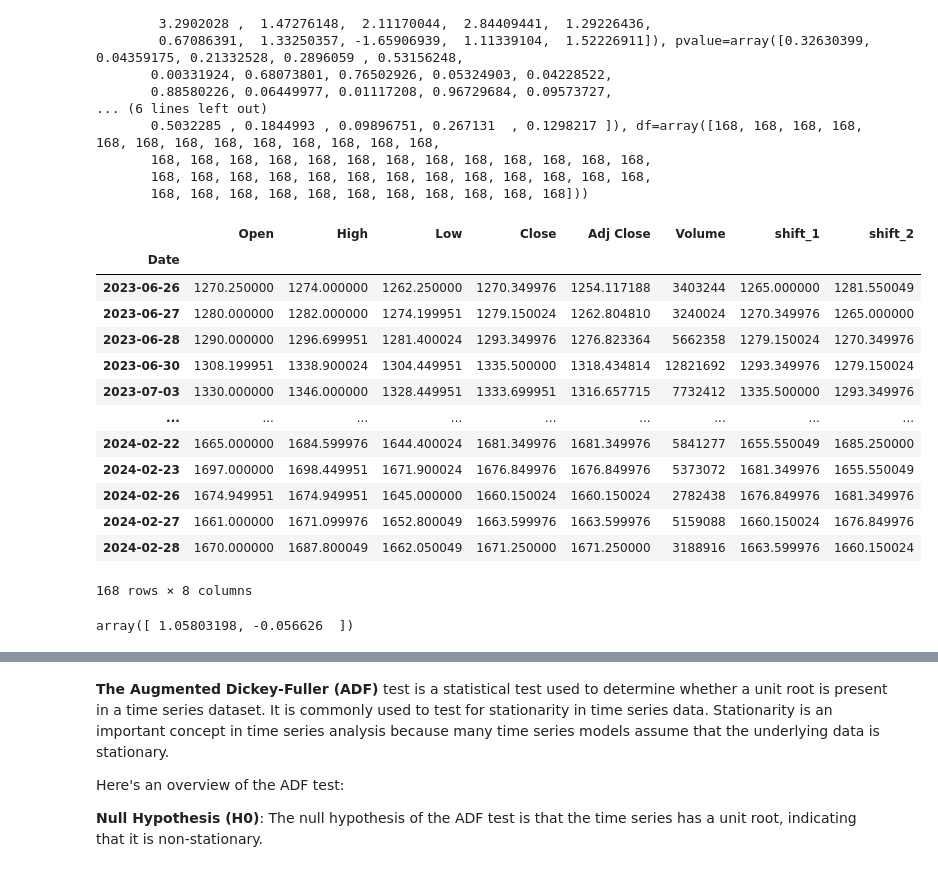
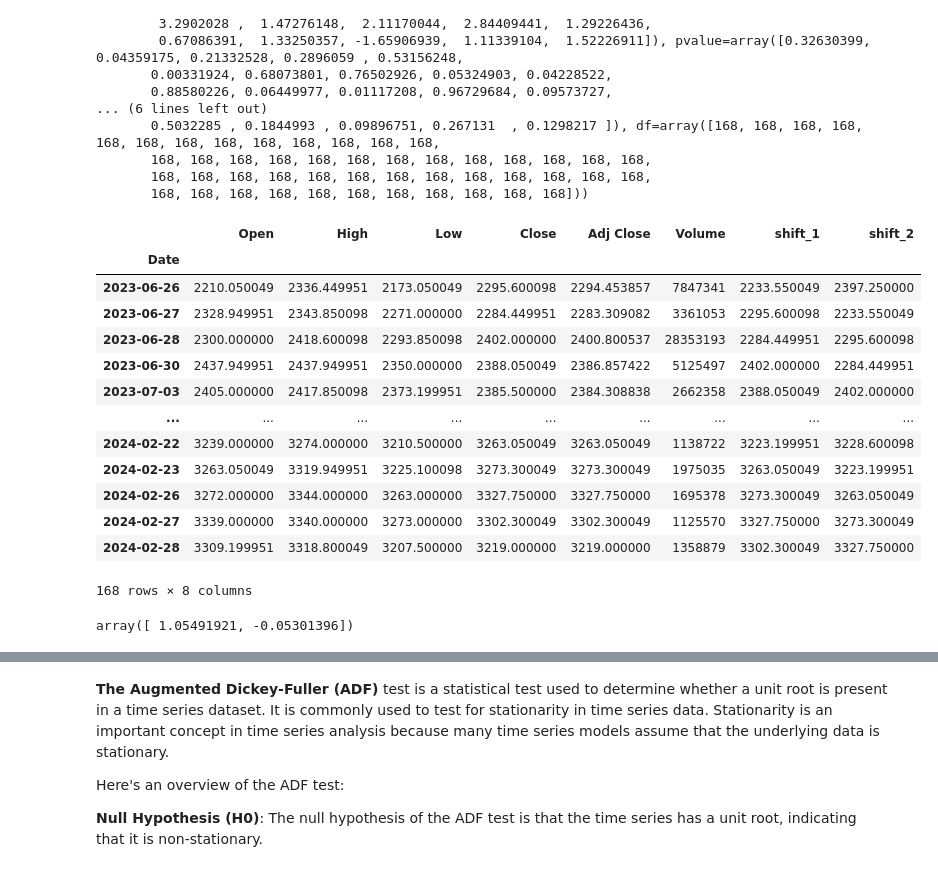
Before and after one commit to Ayush-sacri/Stock-Analysis, a Jupyter notebook: Stock-Analysis.ipynb, the cells around one changed output, grey strips where cells are left out. Cells and saved outputs as stored; diff of their text form; code cells hidden in the pictures.

```diff
--- a/Stock-Analysis.ipynb
+++ b/Stock-Analysis.ipynb
@@ -323,32 +324,32 @@ TtestResult(statistic=array([ 0.98446216,  2.03334045,  1.24921194, -1.06234036,
        168, 168, 168, 168, 168, 168, 168, 168, 168, 168, 168, 168, 168,
        168, 168, 168, 168, 168, 168, 168, 168, 168, 168, 168]))
 # %%
-obj=download_symb('infy')
+obj=download_symb('ADANIENT')
 new_data=obj.symb()
 new_data['shift_1']=new_data.Close.shift(1)
 new_data['shift_2']=new_data.Close.shift(2)
 new_data.dropna(inplace=True)
 new_data
 # %% [output]
 |  | Open | High | Low | Close | Adj Close | Volume | shift_1 | shift_2 |
 | Date |  |  |  |  |  |  |  |  |
-| 2023-06-26 | 1270.250000 | 1274.000000 | 1262.250000 | 1270.349976 | 1254.117188 | 3403244 | 1265.000000 | 1281.550049 |
-| 2023-06-27 | 1280.000000 | 1282.000000 | 1274.199951 | 1279.150024 | 1262.804810 | 3240024 | 1270.349976 | 1265.000000 |
-| 2023-06-28 | 1290.000000 | 1296.699951 | 1281.400024 | 1293.349976 | 1276.823364 | 5662358 | 1279.150024 | 1270.349976 |
-| 2023-06-30 | 1308.199951 | 1338.900024 | 1304.449951 | 1335.500000 | 1318.434814 | 12821692 | 1293.349976 | 1279.150024 |
-| 2023-07-03 | 1330.000000 | 1346.000000 | 1328.449951 | 1333.699951 | 1316.657715 | 7732412 | 1335.500000 | 1293.349976 |
+| 2023-06-26 | 2210.050049 | 2336.449951 | 2173.050049 | 2295.600098 | 2294.453857 | 7847341 | 2233.550049 | 2397.250000 |
+| 2023-06-27 | 2328.949951 | 2343.850098 | 2271.000000 | 2284.449951 | 2283.309082 | 3361053 | 2295.600098 | 2233.550049 |
+| 2023-06-28 | 2300.000000 | 2418.600098 | 2293.850098 | 2402.000000 | 2400.800537 | 28353193 | 2284.449951 | 2295.600098 |
+| 2023-06-30 | 2437.949951 | 2437.949951 | 2350.000000 | 2388.050049 | 2386.857422 | 5125497 | 2402.000000 | 2284.449951 |
+| 2023-07-03 | 2405.000000 | 2417.850098 | 2373.199951 | 2385.500000 | 2384.308838 | 2662358 | 2388.050049 | 2402.000000 |
 | ... | ... | ... | ... | ... | ... | ... | ... | ... |
-| 2024-02-22 | 1665.000000 | 1684.599976 | 1644.400024 | 1681.349976 | 1681.349976 | 5841277 | 1655.550049 | 1685.250000 |
-| 2024-02-23 | 1697.000000 | 1698.449951 | 1671.900024 | 1676.849976 | 1676.849976 | 5373072 | 1681.349976 | 1655.550049 |
-| 2024-02-26 | 1674.949951 | 1674.949951 | 1645.000000 | 1660.150024 | 1660.150024 | 2782438 | 1676.849976 | 1681.349976 |
-| 2024-02-27 | 1661.000000 | 1671.099976 | 1652.800049 | 1663.599976 | 1663.599976 | 5159088 | 1660.150024 | 1676.849976 |
-| 2024-02-28 | 1670.000000 | 1687.800049 | 1662.050049 | 1671.250000 | 1671.250000 | 3188916 | 1663.599976 | 1660.150024 |
+| 2024-02-22 | 3239.000000 | 3274.000000 | 3210.500000 | 3263.050049 | 3263.050049 | 1138722 | 3223.199951 | 3228.600098 |
+| 2024-02-23 | 3263.050049 | 3319.949951 | 3225.100098 | 3273.300049 | 3273.300049 | 1975035 | 3263.050049 | 3223.199951 |
+| 2024-02-26 | 3272.000000 | 3344.000000 | 3263.000000 | 3327.750000 | 3327.750000 | 1695378 | 3273.300049 | 3263.050049 |
+| 2024-02-27 | 3339.000000 | 3340.000000 | 3273.000000 | 3302.300049 | 3302.300049 | 1125570 | 3327.750000 | 3273.300049 |
+| 2024-02-28 | 3309.199951 | 3318.800049 | 3207.500000 | 3219.000000 | 3219.000000 | 1358879 | 3302.300049 | 3327.750000 |
 168 rows × 8 columns
 # %%
 lr=np.linalg.lstsq(new_data[['shift_1','shift_2']],new_data.Close,rcond=None)[0]
 lr
 # %% [output]
-array([ 1.05803198, -0.056626  ])
+array([ 1.05491921, -0.05301396])
 # %%
 new_data['predict']=np.dot(new_data[['shift_1','shift_2']],lr)
 new_data.head()
```
Also changed, not shown: parts of 13 cells of this notebook.
